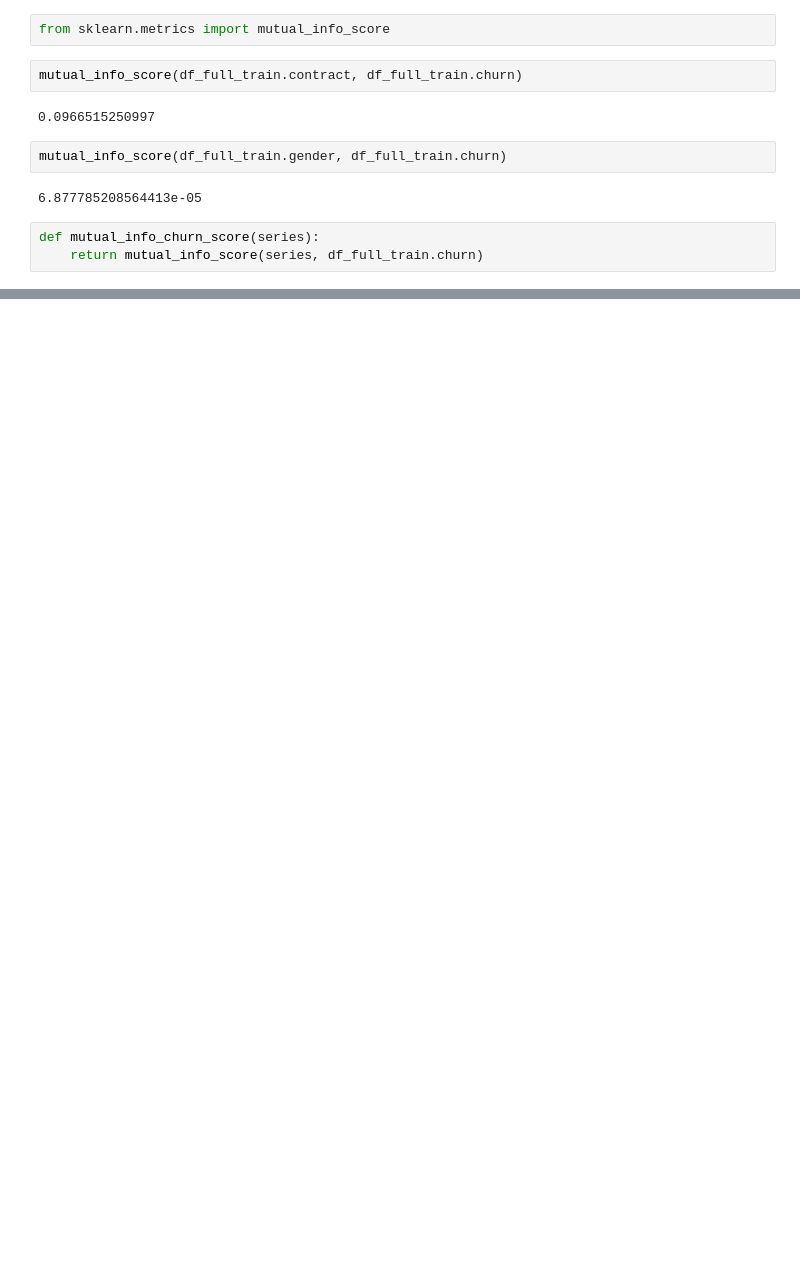
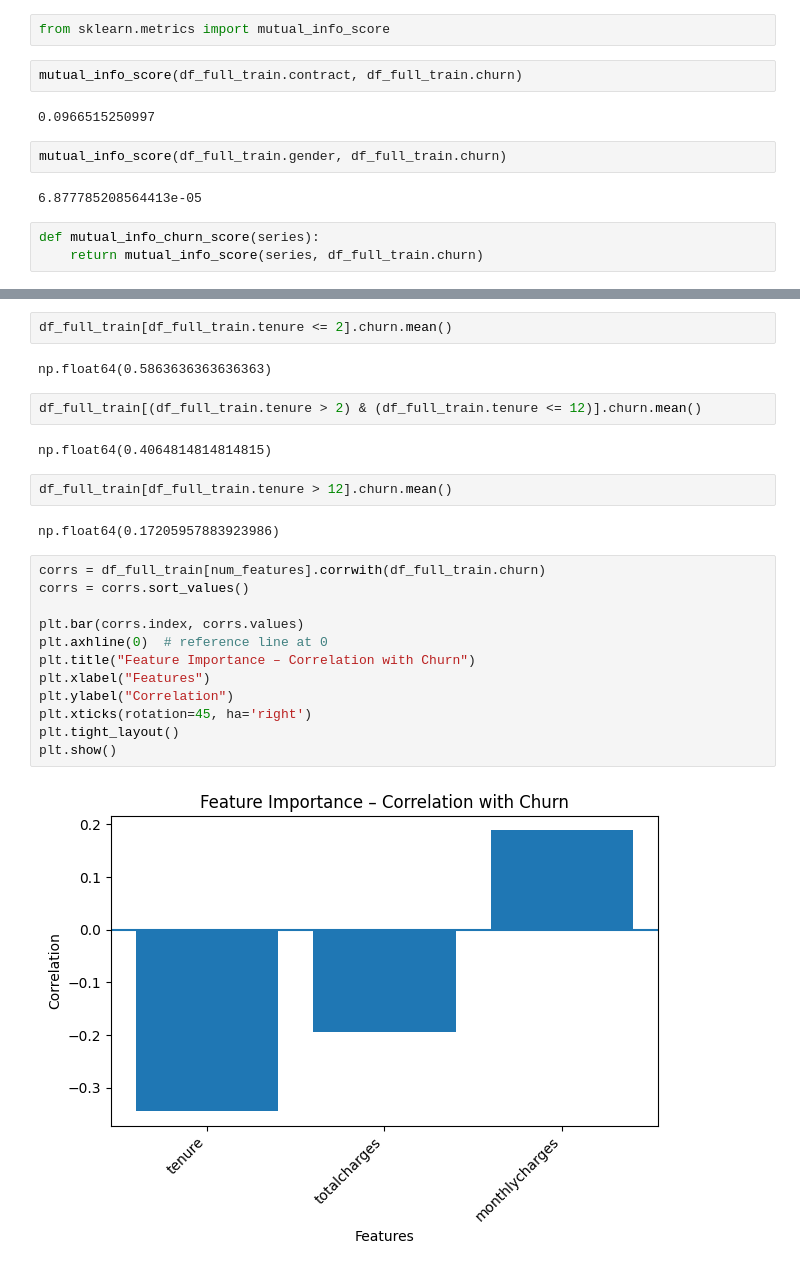
Before and after one commit to adeakinwe/ML_zoomcamp, a Jupyter notebook: Classification/customer-churn.ipynb, the cells around one changed output, grey strips where cells are left out. Cells and saved outputs as stored; diff of their text form; blank space fills up the shorter version.

```diff
--- a/Classification/customer-churn.ipynb
+++ b/Classification/customer-churn.ipynb
@@ -389,0 +397,26 @@ dtype: float64
+# %%
+df_full_train[df_full_train.tenure <= 2].churn.mean()
+# %% [output]
+np.float64(0.5863636363636363)
+# %%
+df_full_train[(df_full_train.tenure > 2) & (df_full_train.tenure <= 12)].churn.mean()
+# %% [output]
+np.float64(0.4064814814814815)
+# %%
+df_full_train[df_full_train.tenure > 12].churn.mean()
+# %% [output]
+np.float64(0.17205957883923986)
+# %%
+corrs = df_full_train[num_features].corrwith(df_full_train.churn)
+corrs = corrs.sort_values()
+
+plt.bar(corrs.index, corrs.values)
+plt.axhline(0)  # reference line at 0
+plt.title("Feature Importance – Correlation with Churn")
+plt.xlabel("Features")
+plt.ylabel("Correlation")
+plt.xticks(rotation=45, ha='right')
+plt.tight_layout()
+plt.show()
+# %% [output]
+[figure, added]
```
Also changed, not shown: parts of 6 cells of this notebook.
